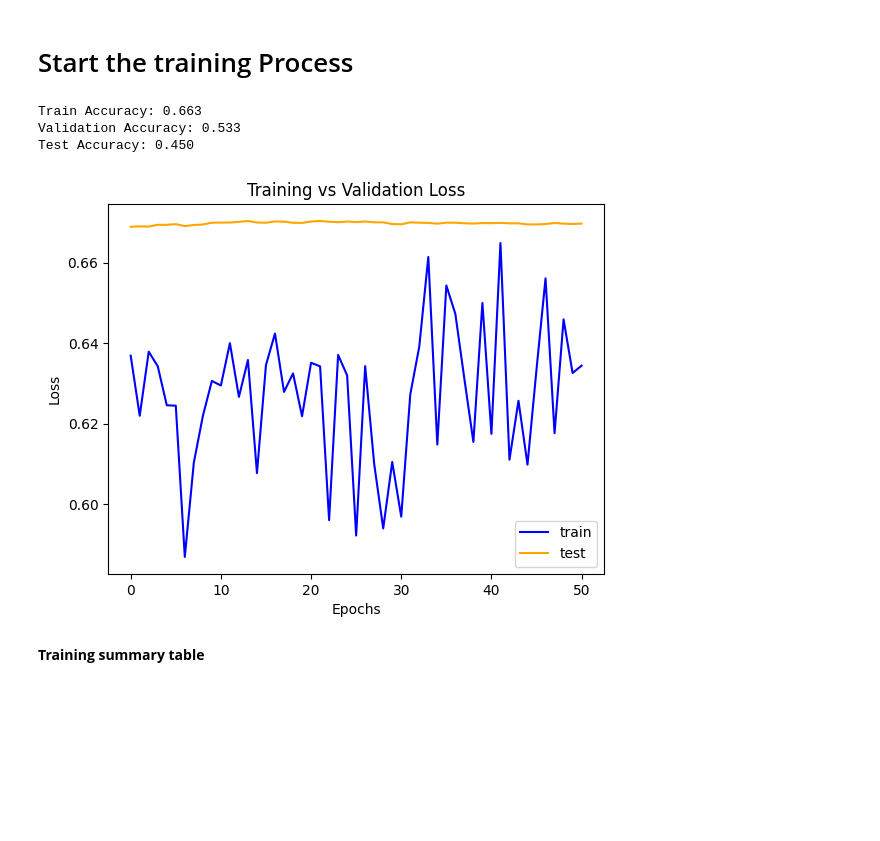
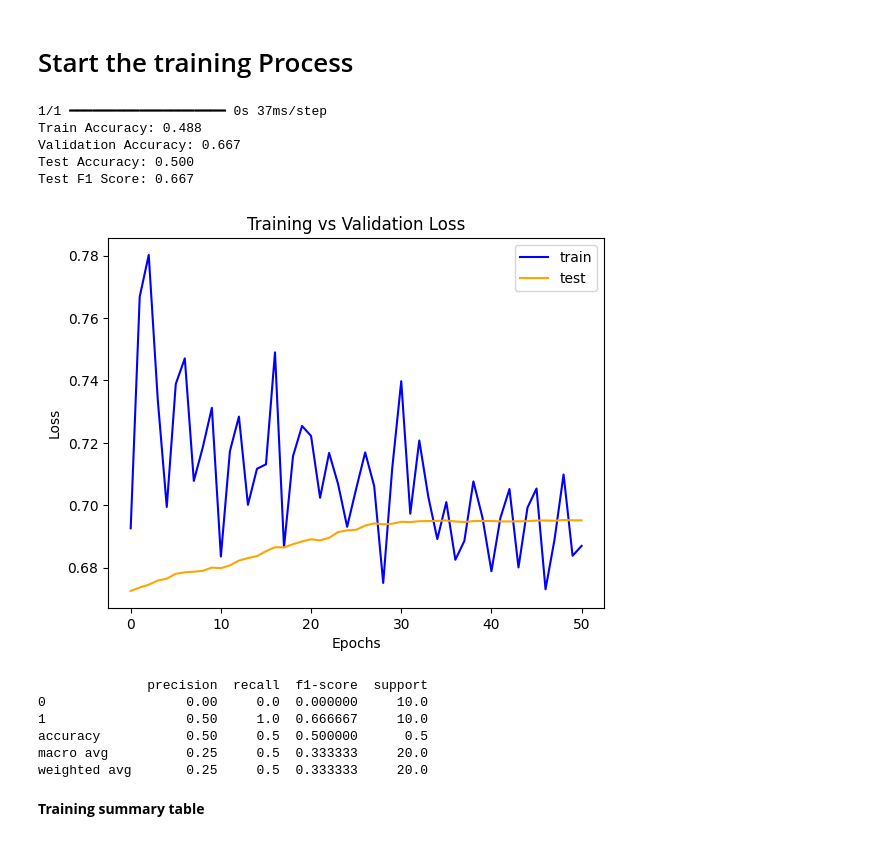
Before and after one commit to MAHAMAT263/formative_II_group_assignments, a Jupyter notebook: kayitesi_liliane__formative_II_starter_code_.ipynb, the cells around one changed output. Cells and saved outputs as stored; diff of their text form; code cells hidden in the pictures; blank space fills up the shorter version.

Commit message:
created graph for more visualization

```diff
--- a/kayitesi_liliane__formative_II_starter_code_.ipynb
+++ b/kayitesi_liliane__formative_II_starter_code_.ipynb
@@ -148,37 +173,59 @@ def model_name_of_student():
 # Defining early stopping
 es = EarlyStopping(monitor='val_loss', patience=50, restore_best_weights=True)
 
 # Training the model
 history = custom_model.fit(
     X_train, y_train,
     validation_data=(X_val, y_val),
     epochs=4000,
     verbose=0,
     callbacks=[es]
 )
 
+# Evaluate on test data
+y_pred = (custom_model.predict(X_test) > 0.5).astype(int)
+
 # model evaluation
 _, train_acc = custom_model.evaluate(X_train, y_train, verbose=0)
 _, val_acc = custom_model.evaluate(X_val, y_val, verbose=0)
 _, test_acc = custom_model.evaluate(X_test, y_test, verbose=0)
+test_f1_score = f1_score(y_test, y_pred)
 
 print(f"Train Accuracy: {train_acc:.3f}")
 print(f"Validation Accuracy: {val_acc:.3f}")
 print(f"Test Accuracy: {test_acc:.3f}")
+print(f'Test F1 Score: {test_f1_score:.3f}')
 
 ## Plot the training and validation loss
 plt.plot(history.history['loss'], label='train', color='blue')
 plt.plot(history.history['val_loss'], label='test', color='orange')
 plt.xlabel("Epochs")
 plt.ylabel("Loss")
 plt.title("Training vs Validation Loss")
 plt.legend()
 plt.show()
 # %% [output]
-Train Accuracy: 0.663
-Validation Accuracy: 0.533
-Test Accuracy: 0.450
+1/1 ━━━━━━━━━━━━━━━━━━━━ 0s 37ms/step
+Train Accuracy: 0.488
+Validation Accuracy: 0.667
+Test Accuracy: 0.500
+Test F1 Score: 0.667
-[figure, old version]
+[figure, new version]
+# %%
+
+from sklearn.metrics import classification_report
+
+
+report = classification_report(y_test, y_pred, output_dict=True)
+df_report = pd.DataFrame(report).transpose()
+print(df_report)
+# %% [output]
+              precision  recall  f1-score  support
+0                  0.00     0.0  0.000000     10.0
+1                  0.50     1.0  0.666667     10.0
+accuracy           0.50     0.5  0.500000      0.5
+macro avg          0.25     0.5  0.333333     20.0
+weighted avg       0.25     0.5  0.333333     20.0
 # %% [markdown]
  **Training** **summary table**
 # %% [markdown]
```
Also changed, not shown: parts of 3 cells of this notebook.
